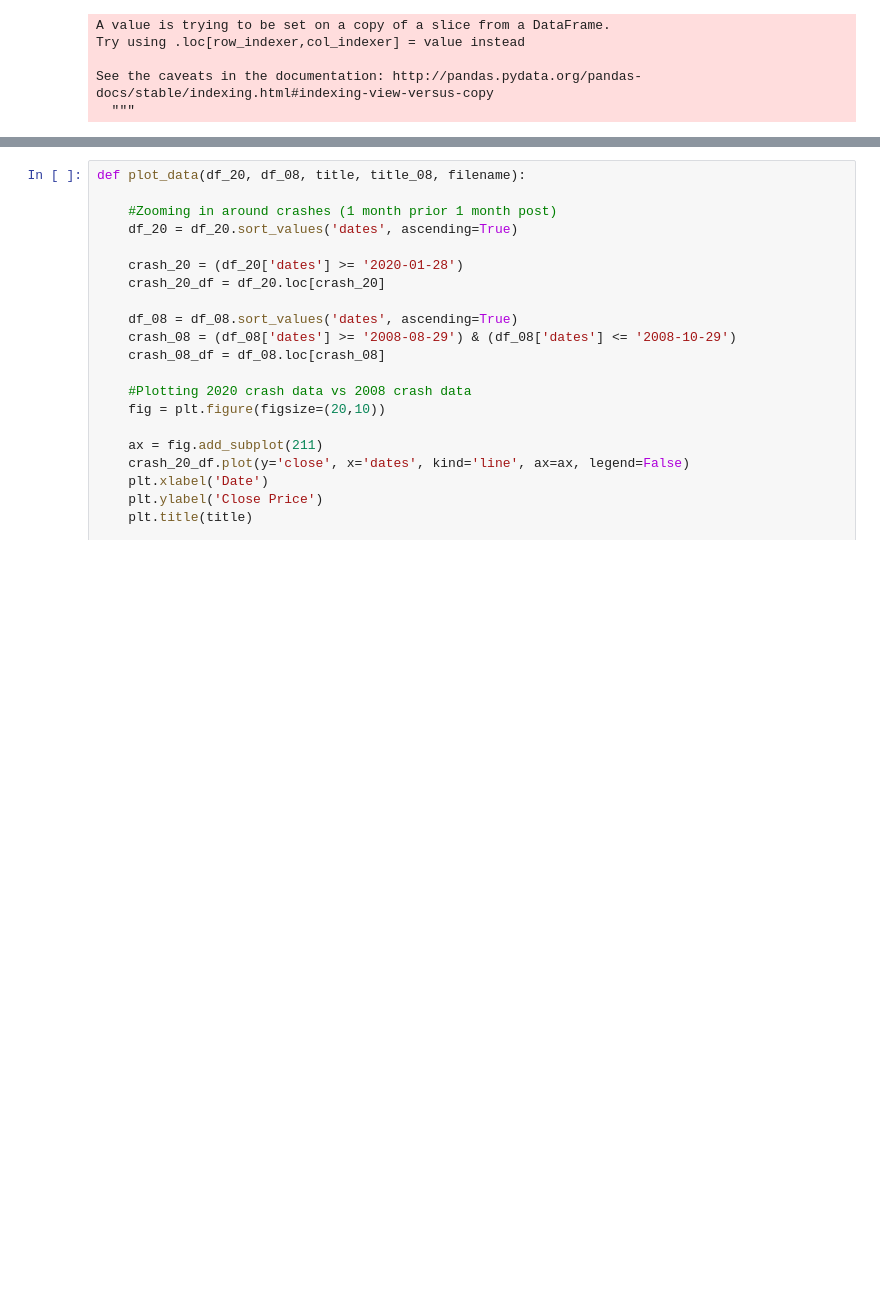
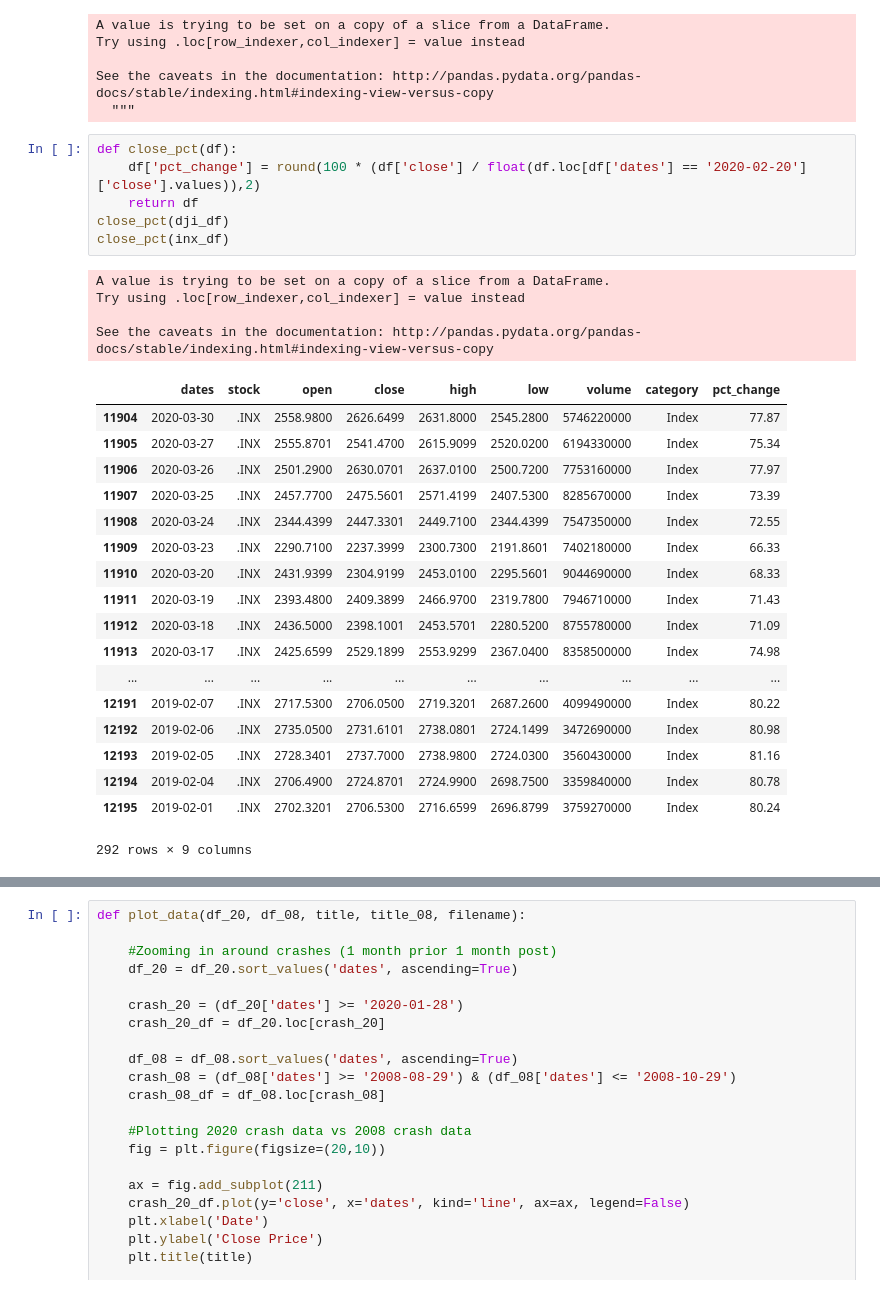
Before and after one commit to Sal-r/Corona-Virus-Vs-Stock-Market, a Jupyter notebook: DEV/JakeH/data_visualizationJacobH_2020vs2008.ipynb, the cells around one changed output, grey strips where cells are left out. Cells and saved outputs as stored; diff of their text form; blank space fills up the shorter version.

```diff
--- a/DEV/JakeH/data_visualizationJacobH_2020vs2008.ipynb
+++ b/DEV/JakeH/data_visualizationJacobH_2020vs2008.ipynb
@@ -42,3 +33,32 @@ Try using .loc[row_indexer,col_indexer] = value instead
 
 See the caveats in the documentation: http://pandas.pydata.org/pandas-docs/stable/indexing.html#indexing-view-versus-copy
   """
+# %%
+def close_pct(df):
+    df['pct_change'] = round(100 * (df['close'] / float(df.loc[df['dates'] == '2020-02-20']['close'].values)),2)
+    return df
+close_pct(dji_df)
+close_pct(inx_df)
+# %% [output]
+A value is trying to be set on a copy of a slice from a DataFrame.
+Try using .loc[row_indexer,col_indexer] = value instead
+
+See the caveats in the documentation: http://pandas.pydata.org/pandas-docs/stable/indexing.html#indexing-view-versus-copy
+|  | dates | stock | open | close | high | low | volume | category | pct_change |
+| 11904 | 2020-03-30 | .INX | 2558.9800 | 2626.6499 | 2631.8000 | 2545.2800 | 5746220000 | Index | 77.87 |
+| 11905 | 2020-03-27 | .INX | 2555.8701 | 2541.4700 | 2615.9099 | 2520.0200 | 6194330000 | Index | 75.34 |
+| 11906 | 2020-03-26 | .INX | 2501.2900 | 2630.0701 | 2637.0100 | 2500.7200 | 7753160000 | Index | 77.97 |
+| 11907 | 2020-03-25 | .INX | 2457.7700 | 2475.5601 | 2571.4199 | 2407.5300 | 8285670000 | Index | 73.39 |
+| 11908 | 2020-03-24 | .INX | 2344.4399 | 2447.3301 | 2449.7100 | 2344.4399 | 7547350000 | Index | 72.55 |
+| 11909 | 2020-03-23 | .INX | 2290.7100 | 2237.3999 | 2300.7300 | 2191.8601 | 7402180000 | Index | 66.33 |
+| 11910 | 2020-03-20 | .INX | 2431.9399 | 2304.9199 | 2453.0100 | 2295.5601 | 9044690000 | Index | 68.33 |
+| 11911 | 2020-03-19 | .INX | 2393.4800 | 2409.3899 | 2466.9700 | 2319.7800 | 7946710000 | Index | 71.43 |
+| 11912 | 2020-03-18 | .INX | 2436.5000 | 2398.1001 | 2453.5701 | 2280.5200 | 8755780000 | Index | 71.09 |
+| 11913 | 2020-03-17 | .INX | 2425.6599 | 2529.1899 | 2553.9299 | 2367.0400 | 8358500000 | Index | 74.98 |
+| ... | ... | ... | ... | ... | ... | ... | ... | ... | ... |
+| 12191 | 2019-02-07 | .INX | 2717.5300 | 2706.0500 | 2719.3201 | 2687.2600 | 4099490000 | Index | 80.22 |
+| 12192 | 2019-02-06 | .INX | 2735.0500 | 2731.6101 | 2738.0801 | 2724.1499 | 3472690000 | Index | 80.98 |
+| 12193 | 2019-02-05 | .INX | 2728.3401 | 2737.7000 | 2738.9800 | 2724.0300 | 3560430000 | Index | 81.16 |
+| 12194 | 2019-02-04 | .INX | 2706.4900 | 2724.8701 | 2724.9900 | 2698.7500 | 3359840000 | Index | 80.78 |
+| 12195 | 2019-02-01 | .INX | 2702.3201 | 2706.5300 | 2716.6599 | 2696.8799 | 3759270000 | Index | 80.24 |
+292 rows × 9 columns
```
Also changed, not shown: parts of 11 cells of this notebook, 7 other files.
